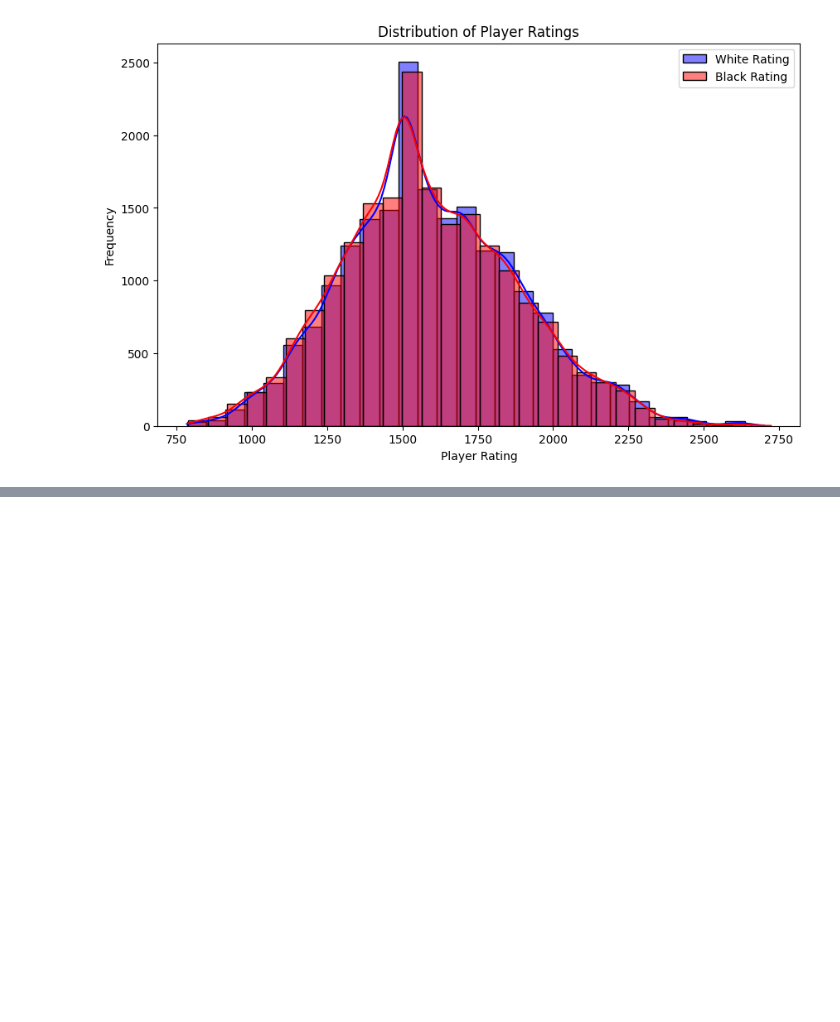
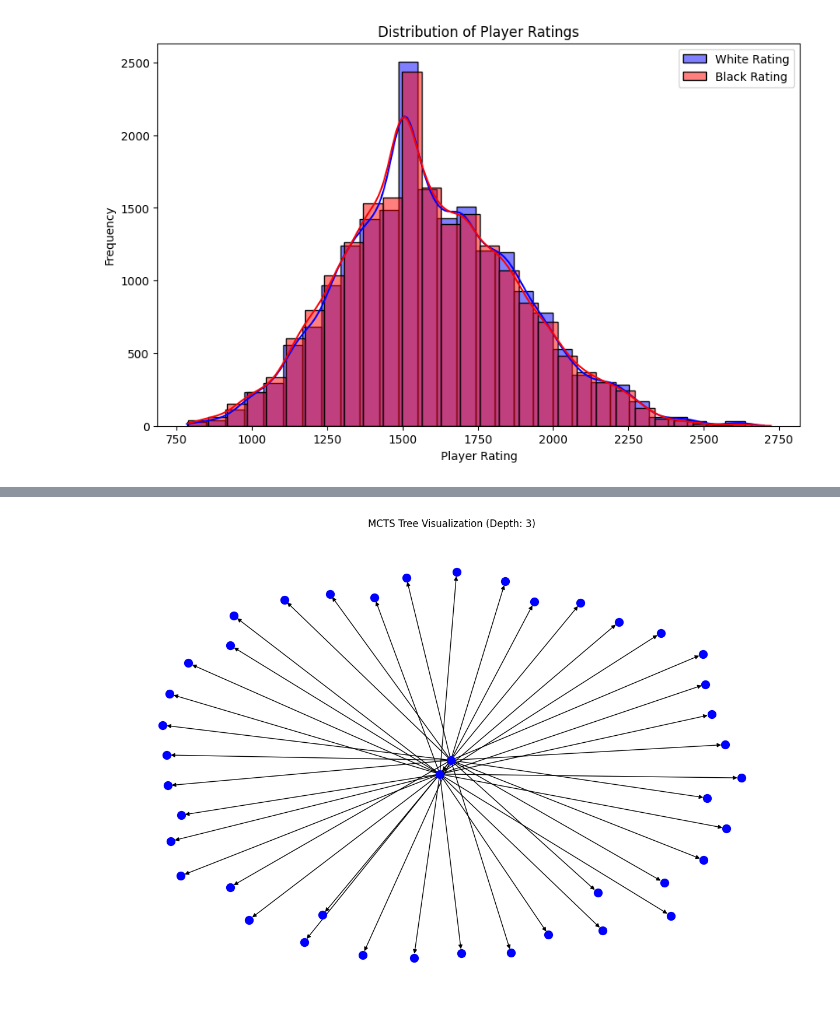
Before and after one commit to MiltonGreat/Chess-Game-Strategy, a Jupyter notebook: Chess Game AI.ipynb, the cells around one changed output, grey strips where cells are left out. Saved outputs shown, nothing was run; the diff lists cells and outputs as text; code cells hidden in the pictures; blank space fills up the shorter version.

```diff
--- a/Chess Game AI.ipynb
+++ b/Chess Game AI.ipynb
@@ -400,0 +441,32 @@ Cumulative reward: -10
+# %%
+# Monte Carlo Tree Search (MCTS) Visualization
+# Purpose: Illustrate how MCTS selects optimal moves by simulating potential outcomes.
+
+# Simplified MCTS visualization
+import networkx as nx
+
+def visualize_mcts(root_node, depth=3):
+    """
+    Visualize the MCTS tree up to a specified depth.
+    """
+    G = nx.DiGraph()
+    nodes = [(root_node, 0)]  # (node, depth)
+    while nodes:
+        node, current_depth = nodes.pop()
+        if current_depth < depth:
+            for child in node.children:
+                G.add_edge(str(node.state.board), str(child.state.board))
+                nodes.append((child, current_depth + 1))
+
+    plt.figure(figsize=(12, 8))
+    pos = nx.spring_layout(G)
+    nx.draw(G, pos, with_labels=False, node_size=100, node_color="blue")
+    plt.title(f"MCTS Tree Visualization (Depth: {depth})")
+    plt.show()
+
+# Example usage with the root node
+initial_state = ChessState()
+root_node = run_mcts(initial_state, simulations=10)  # Small simulation count for demo
+visualize_mcts(root_node)
+# %% [output]
+[figure, added]
```
Also changed, not shown: parts of 8 cells of this notebook.
